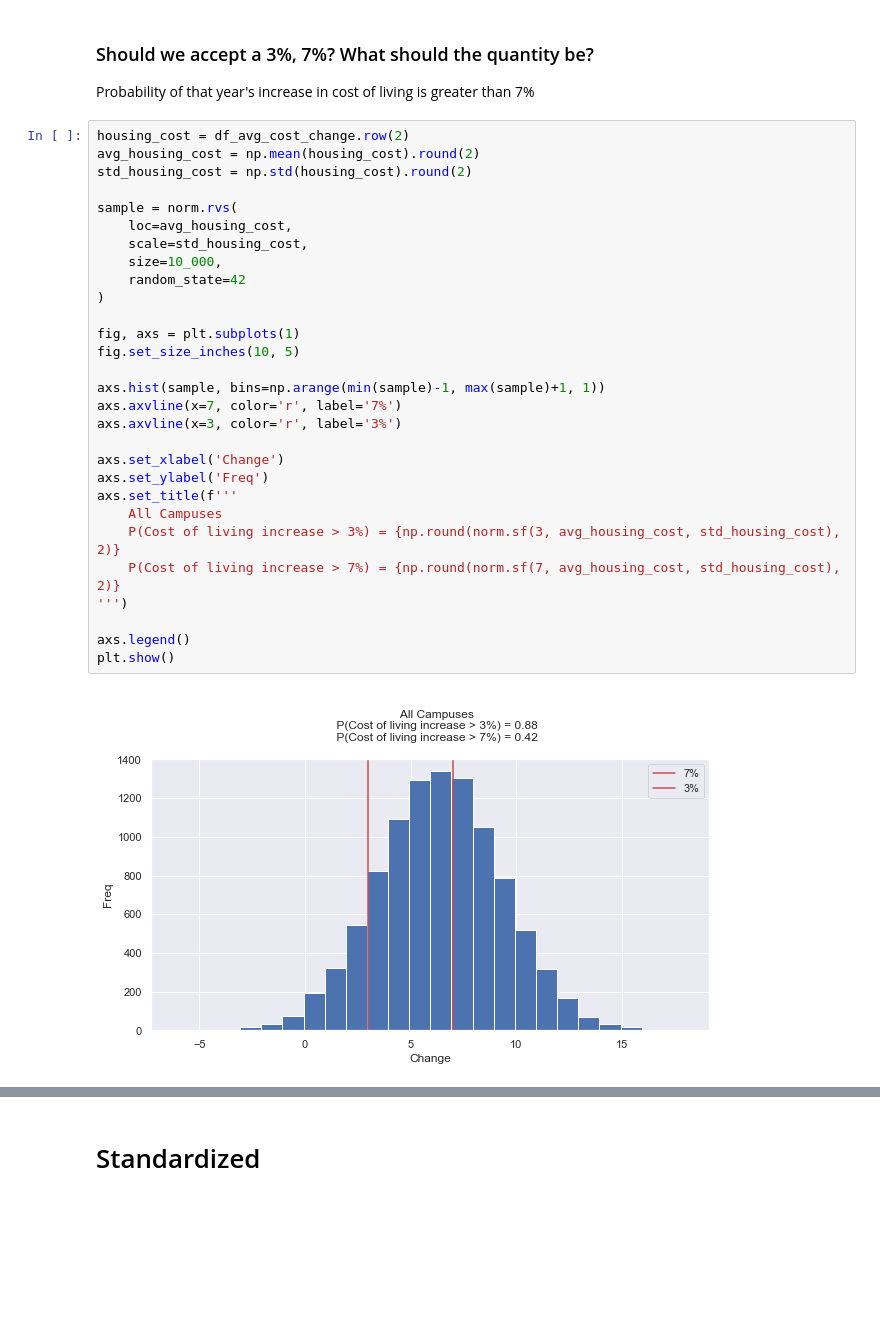
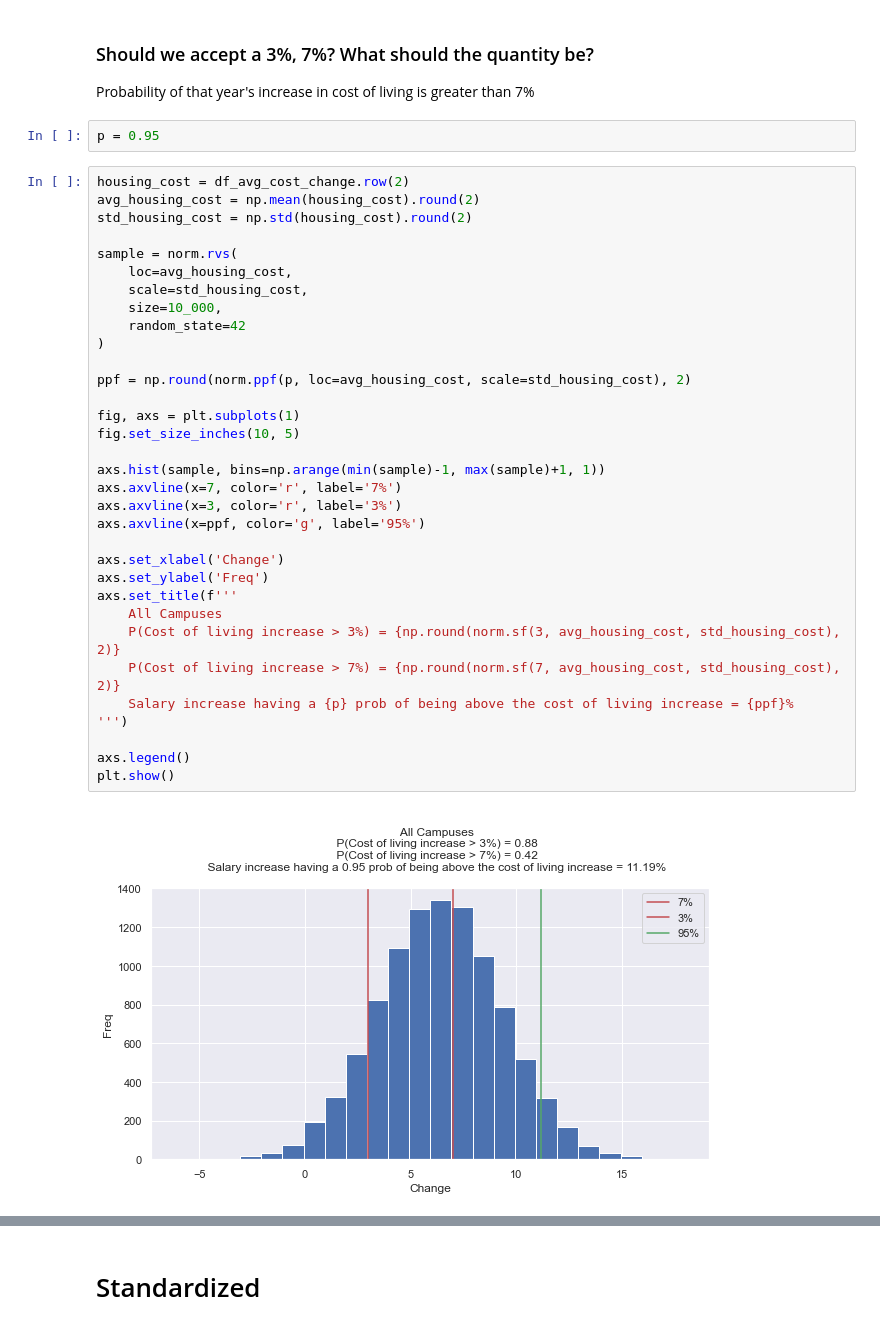
Before and after one commit to NeotenicPrimate/UawAnalysis, a Jupyter notebook: analysis/uc_housing.ipynb, the cells around one changed output, grey strips where cells are left out. Drawn from its saved outputs; the diff is of its cells as text; blank space fills up the shorter version.

```diff
--- a/analysis/uc_housing.ipynb
+++ b/analysis/uc_housing.ipynb
@@ -77,37 +77,43 @@ array([[ 1.        , -0.74757451],
 ### Should we accept a 3%, 7%? What should the quantity be?
 
 Probability of that year's increase in cost of living is greater than 7%
+# %%
+p = 0.95
 # %%
 housing_cost = df_avg_cost_change.row(2)
 avg_housing_cost = np.mean(housing_cost).round(2)
 std_housing_cost = np.std(housing_cost).round(2)
 
 sample = norm.rvs(
     loc=avg_housing_cost,
     scale=std_housing_cost,
     size=10_000,
     random_state=42
 )
 
+ppf = np.round(norm.ppf(p, loc=avg_housing_cost, scale=std_housing_cost), 2)
+
 fig, axs = plt.subplots(1)
 fig.set_size_inches(10, 5)
 
 axs.hist(sample, bins=np.arange(min(sample)-1, max(sample)+1, 1))
 axs.axvline(x=7, color='r', label='7%')
 axs.axvline(x=3, color='r', label='3%')
+axs.axvline(x=ppf, color='g', label='95%')
 
 axs.set_xlabel('Change')
 axs.set_ylabel('Freq')
 axs.set_title(f'''
     All Campuses
     P(Cost of living increase > 3%) = {np.round(norm.sf(3, avg_housing_cost, std_housing_cost), 2)}
     P(Cost of living increase > 7%) = {np.round(norm.sf(7, avg_housing_cost, std_housing_cost), 2)}
+    Salary increase having a {p} prob of being above the cost of living increase = {ppf}%
 ''')
 
 axs.legend()
 plt.show()
 # %% [output]
-[figure, old version]
+[figure, new version]
 # %%
 
 n = len(df_avg_cost_change.columns)
```
Also changed, not shown: parts of 1 cell of this notebook.
